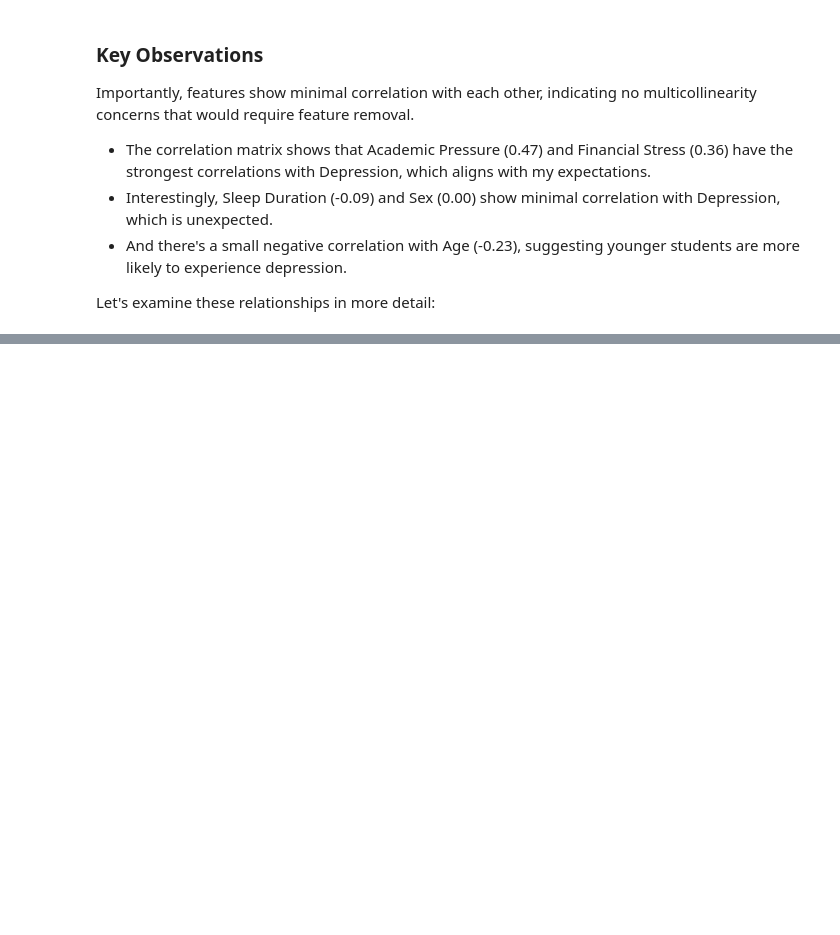
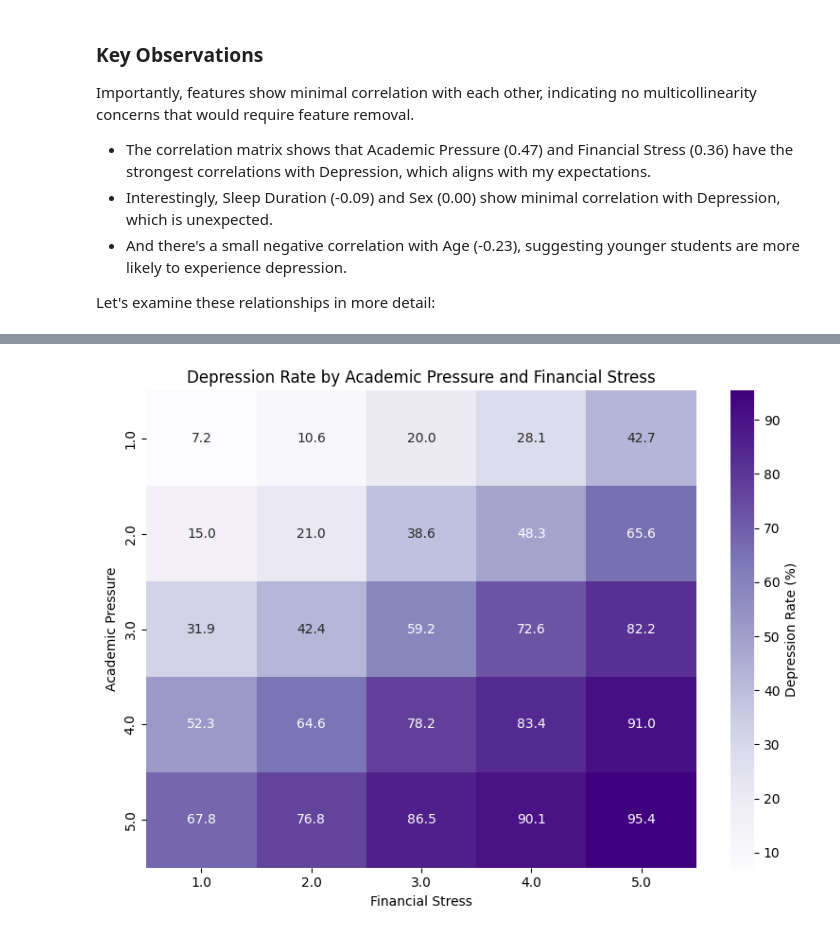
Before and after one commit to empra19/Mental-Health-Supervised-Learning-Project, a Jupyter notebook: (2) exploratory_data_analysis.ipynb, the cells around one changed output, grey strips where cells are left out. Cells and saved outputs as stored; diff of their text form; code cells hidden in the pictures; blank space fills up the shorter version.

```diff
--- a/(2) exploratory_data_analysis.ipynb
+++ b/(2) exploratory_data_analysis.ipynb
@@ -85,0 +168,15 @@ Let's examine these relationships in more detail:
+# %%
+fig, ax = plt.subplots(figsize=(8, 6))
+
+combo_depression = df_base_reduced.groupby(['Academic Pressure', 'Financial Stress'])['Depression'].mean() * 100
+combo_pivot = combo_depression.unstack()
+
+sns.heatmap(combo_pivot, annot=True, fmt='.1f', cmap='Purples', cbar_kws={'label': 'Depression Rate (%)'})
+ax.set_xlabel('Financial Stress')
+ax.set_ylabel('Academic Pressure')
+ax.set_title('Depression Rate by Academic Pressure and Financial Stress')
+
+plt.tight_layout()
+plt.show()
+# %% [output]
+[figure, added]
```
Also changed, not shown: parts of 3 cells of this notebook.
